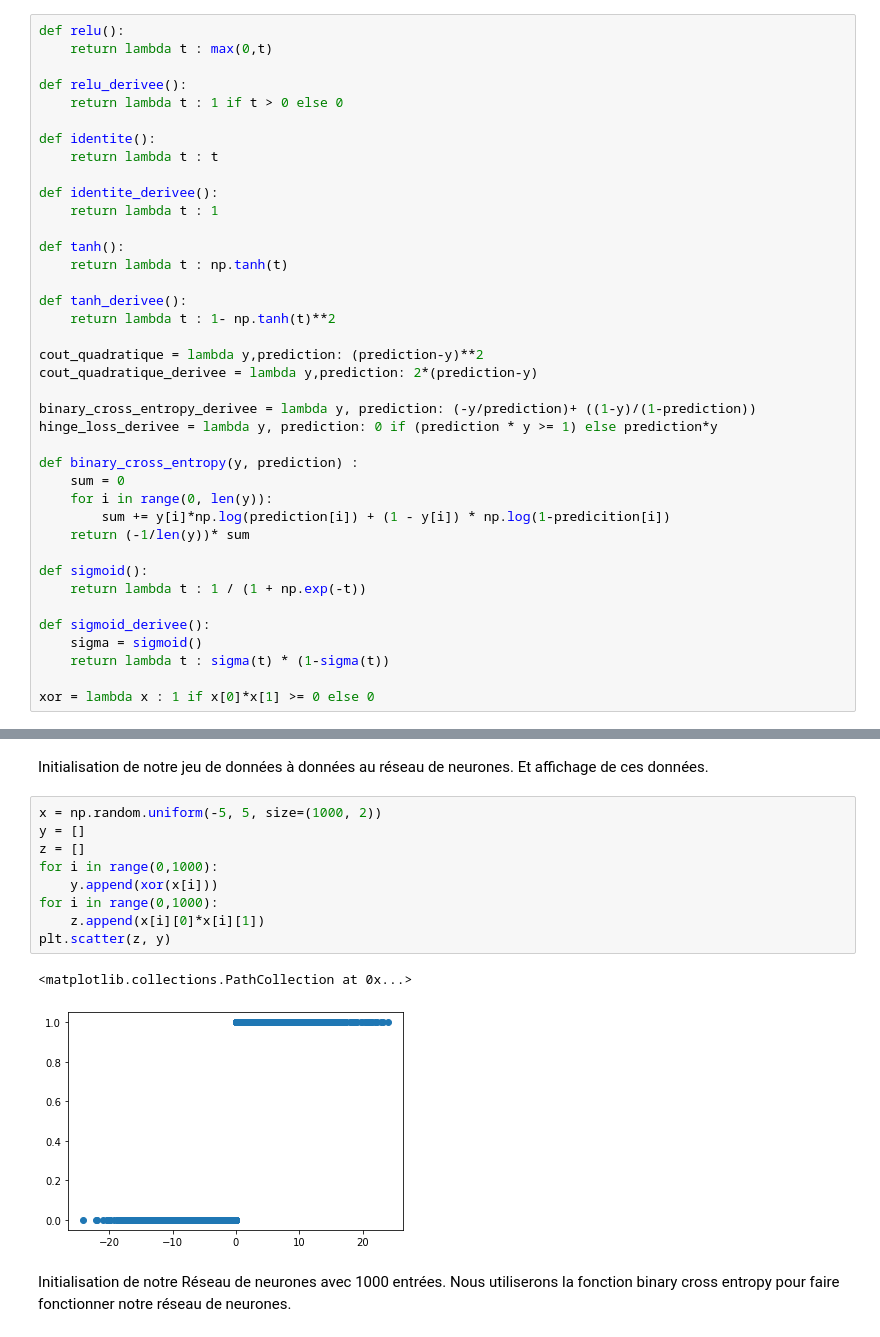
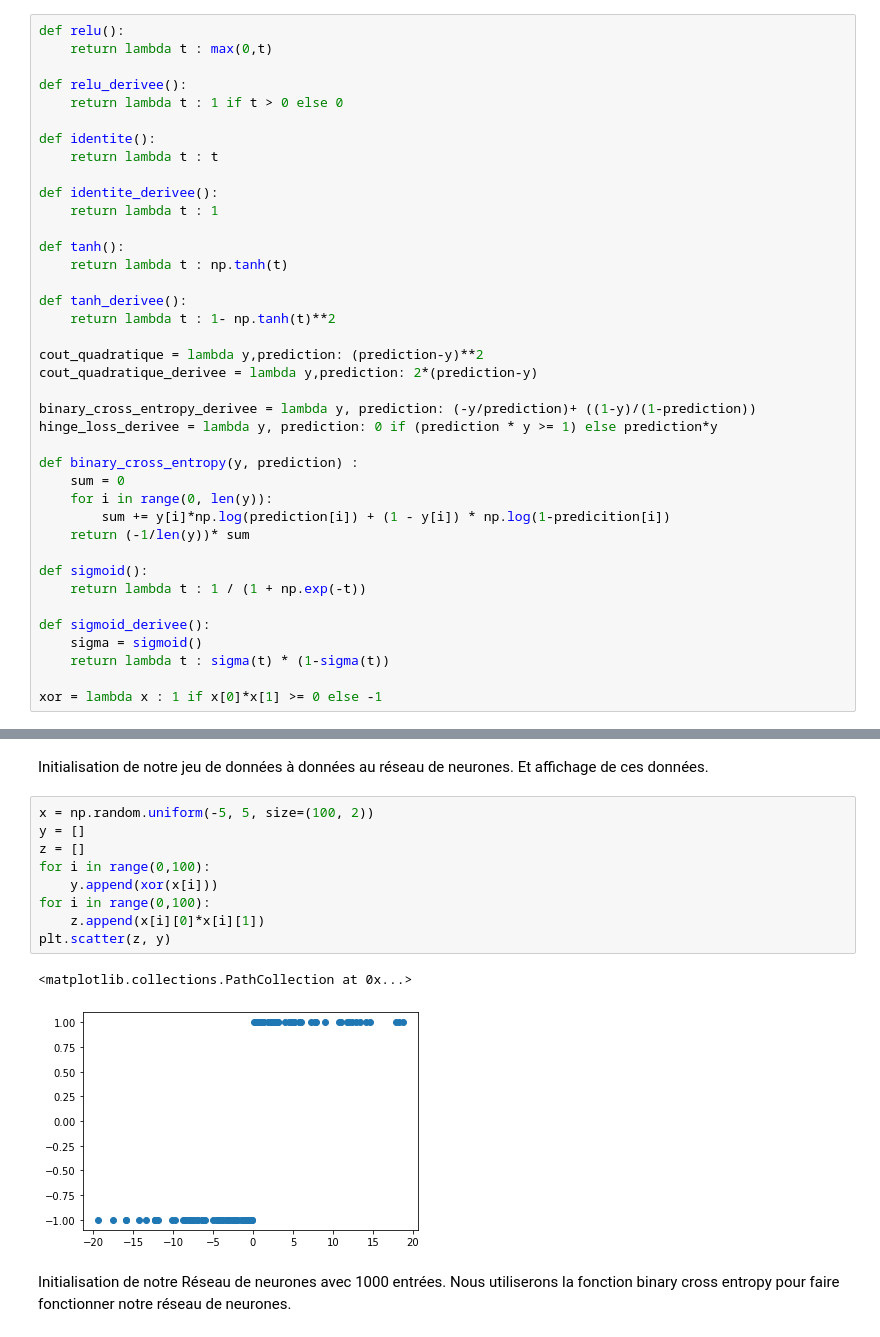
Before and after one commit to plicence/Dm, a Jupyter notebook: Rendu.ipynb, the cells around one changed output, grey strips where cells are left out. Saved outputs shown, nothing was run; the diff lists cells and outputs as text.

```diff
--- a/Rendu.ipynb
+++ b/Rendu.ipynb
@@ -41,7 +41,7 @@ def sigmoid_derivee():
     sigma = sigmoid()
     return lambda t : sigma(t) * (1-sigma(t))
 
-xor = lambda x : 1 if x[0]*x[1] >= 0 else 0
+xor = lambda x : 1 if x[0]*x[1] >= 0 else -1
 # %% [markdown]
 Classe pour notre réseau de neurones contenant toutes les fonctions nécessaires au fonctionnement
 # %%
@@ -163,17 +163,17 @@ La descente de gradient va exécuter chacune des fonctions, un certain nombre de
 Initialisation de notre jeu de données à données au réseau de neurones.
 Et affichage de ces données.
 # %%
-x = np.random.uniform(-5, 5, size=(1000, 2))
+x = np.random.uniform(-5, 5, size=(100, 2))
 y = []
 z = []
-for i in range(0,1000):
+for i in range(0,100):
     y.append(xor(x[i]))
-for i in range(0,1000):
+for i in range(0,100):
     z.append(x[i][0]*x[i][1])
 plt.scatter(z, y)
 # %% [output]
 <matplotlib.collections.PathCollection at 0x...>
-[figure, old version]
+[figure, new version]
 # %% [markdown]
 Initialisation de notre Réseau de neurones avec 1000 entrées. Nous utiliserons la fonction binary cross entropy pour faire fonctionner notre réseau de neurones.
 # %%
```
Also changed, not shown: parts of 4 cells of this notebook.
